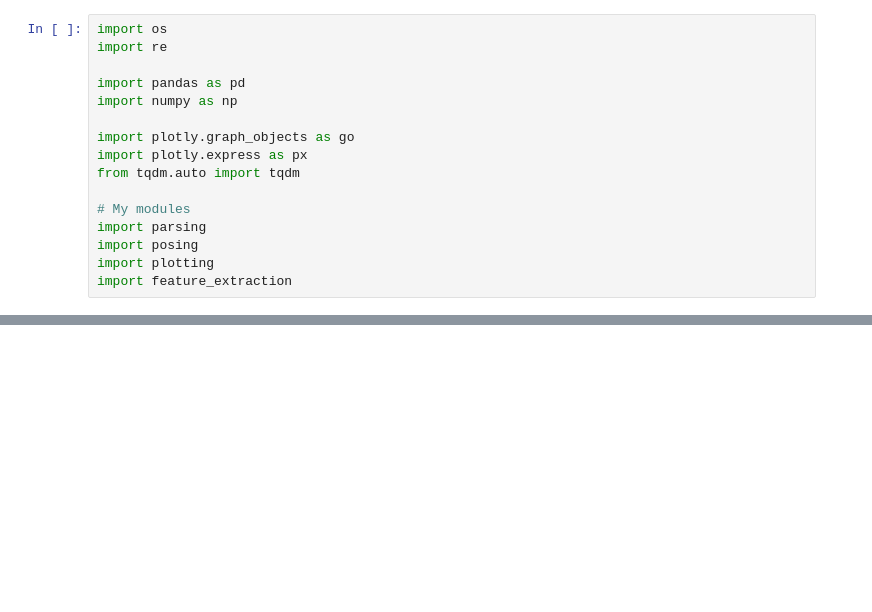
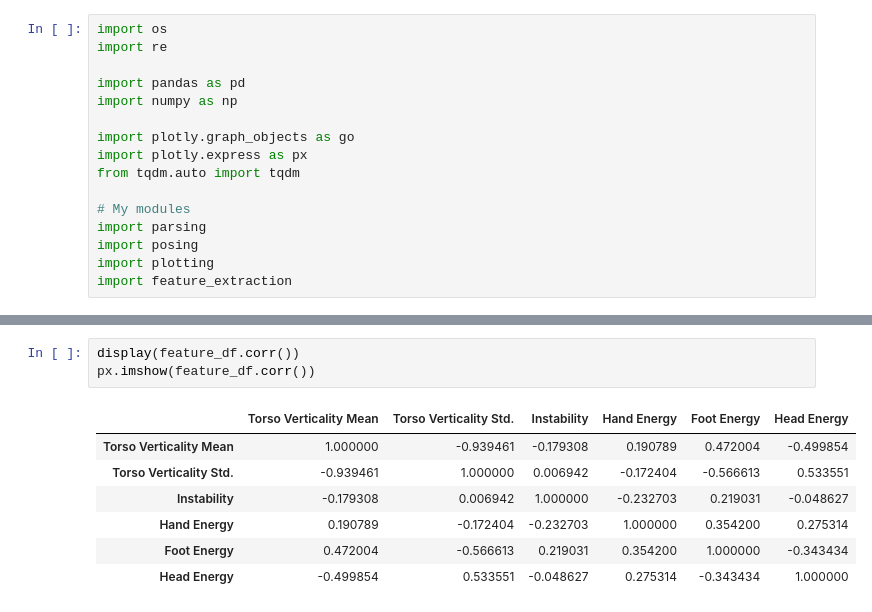
Before and after one commit to DATA-606-SUMMER-2023/shawn_data606, a Jupyter notebook: src/workflow.ipynb, the cells around one changed output, grey strips where cells are left out. Cells and saved outputs as stored; diff of their text form; blank space fills up the shorter version.

```diff
--- a/src/workflow.ipynb
+++ b/src/workflow.ipynb
@@ -46,0 +83,11 @@ extract_features(df)
+# %%
+display(feature_df.corr())
+px.imshow(feature_df.corr())
+# %% [output]
+|  | Torso Verticality Mean | Torso Verticality Std. | Instability | Hand Energy | Foot Energy | Head Energy |
+| Torso Verticality Mean | 1.000000 | -0.939461 | -0.179308 | 0.190789 | 0.472004 | -0.499854 |
+| Torso Verticality Std. | -0.939461 | 1.000000 | 0.006942 | -0.172404 | -0.566613 | 0.533551 |
+| Instability | -0.179308 | 0.006942 | 1.000000 | -0.232703 | 0.219031 | -0.048627 |
+| Hand Energy | 0.190789 | -0.172404 | -0.232703 | 1.000000 | 0.354200 | 0.275314 |
+| Foot Energy | 0.472004 | -0.566613 | 0.219031 | 0.354200 | 1.000000 | -0.343434 |
+| Head Energy | -0.499854 | 0.533551 | -0.048627 | 0.275314 | -0.343434 | 1.000000 |
```
Also changed, not shown: parts of 13 cells of this notebook, 1 other file.
